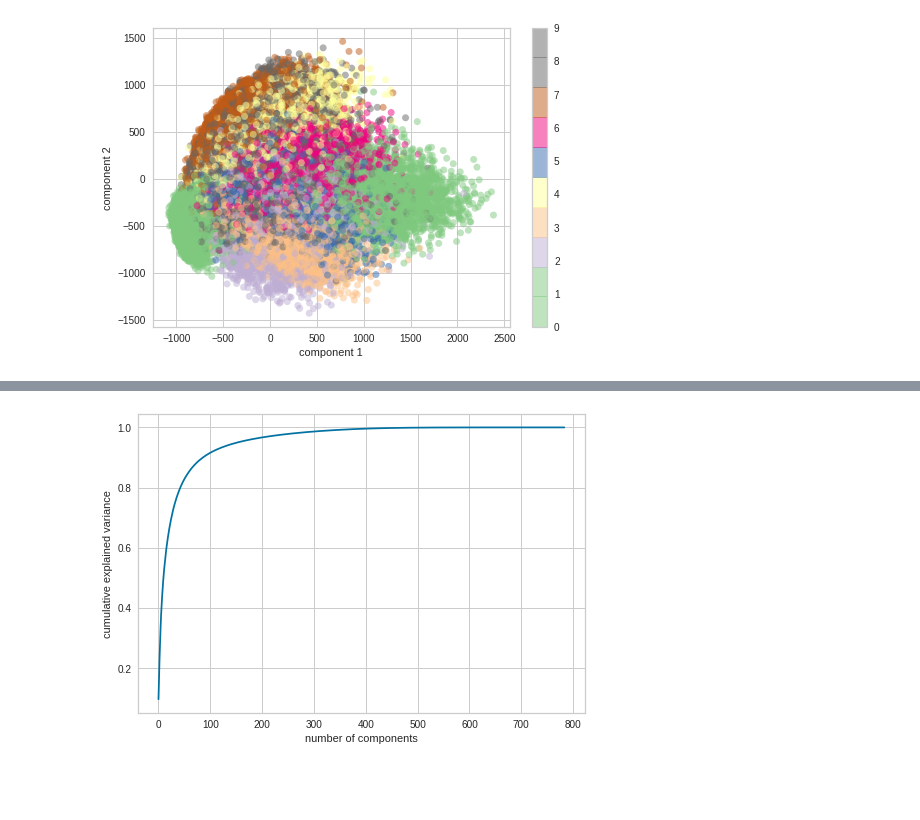
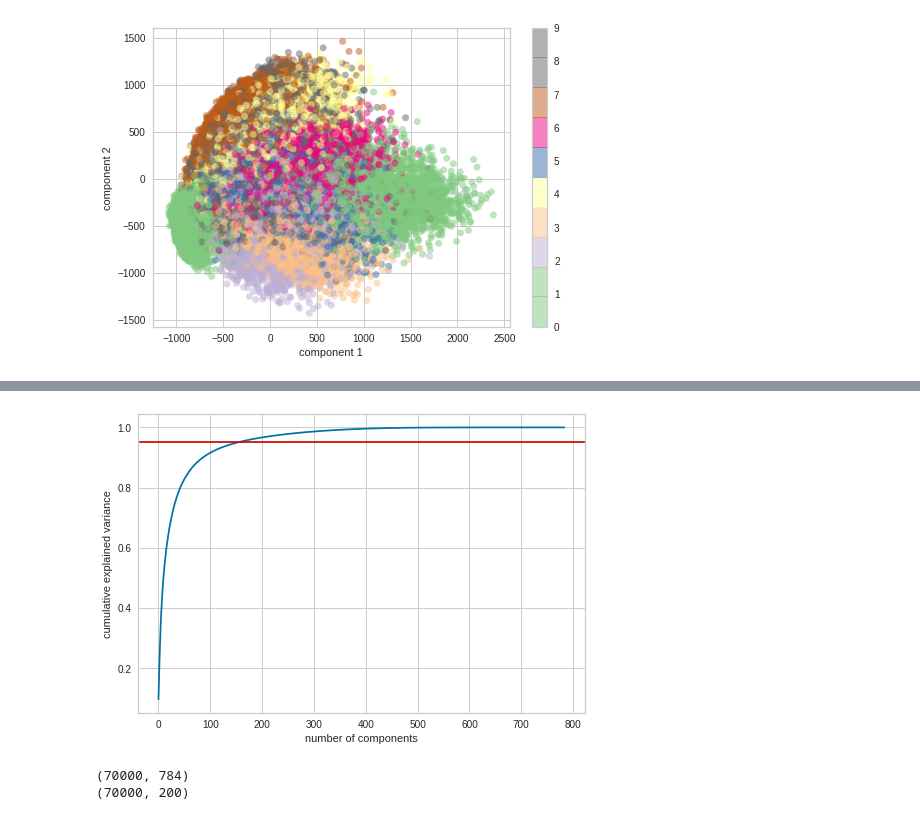
Before and after one commit to bstrain71/422_MNIST, a Jupyter notebook: Strain_Assignment_5.ipynb, the cells around one changed output, grey strips where cells are left out. Cells and saved outputs as stored; diff of their text form; code cells hidden in the pictures; blank space fills up the shorter version.

```diff
--- a/Strain_Assignment_5.ipynb
+++ b/Strain_Assignment_5.ipynb
@@ -145,8 +171,18 @@ plt.colorbar()
 # %%
 # find ideal number of components
-pca = PCA().fit(digits.data)
+pca = PCA().fit(cX)
 plt.plot(np.cumsum(pca.explained_variance_ratio_))
 plt.xlabel('number of components')
-plt.ylabel('cumulative explained variance');
+plt.ylabel('cumulative explained variance')
+plt.axhline(y=0.95, color = 'r');
 # %% [output]
-[figure, old version]
+[figure, new version]
+# %%
+# do it again with 200 principal components instead of 2
+pca = PCA(200)
+projected = pca.fit_transform(cX)
+print(cX.shape)
+print(projected.shape)
+# %% [output]
+(70000, 784)
+(70000, 200)
```
Also changed, not shown: parts of 2 cells of this notebook.
